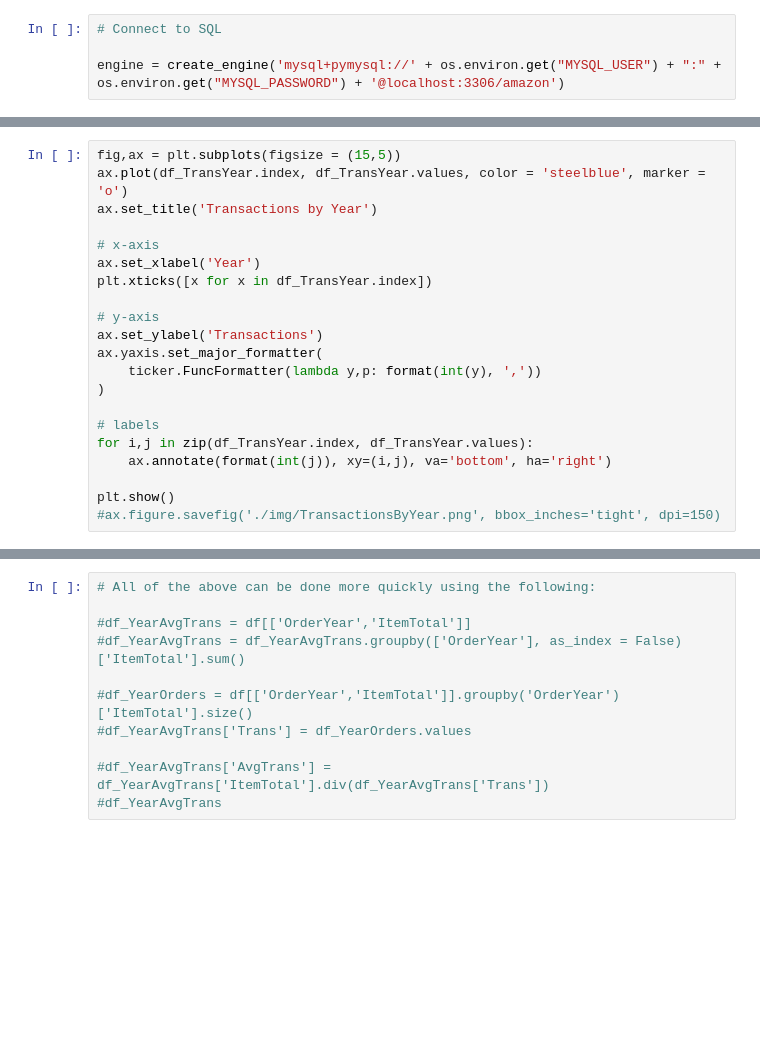
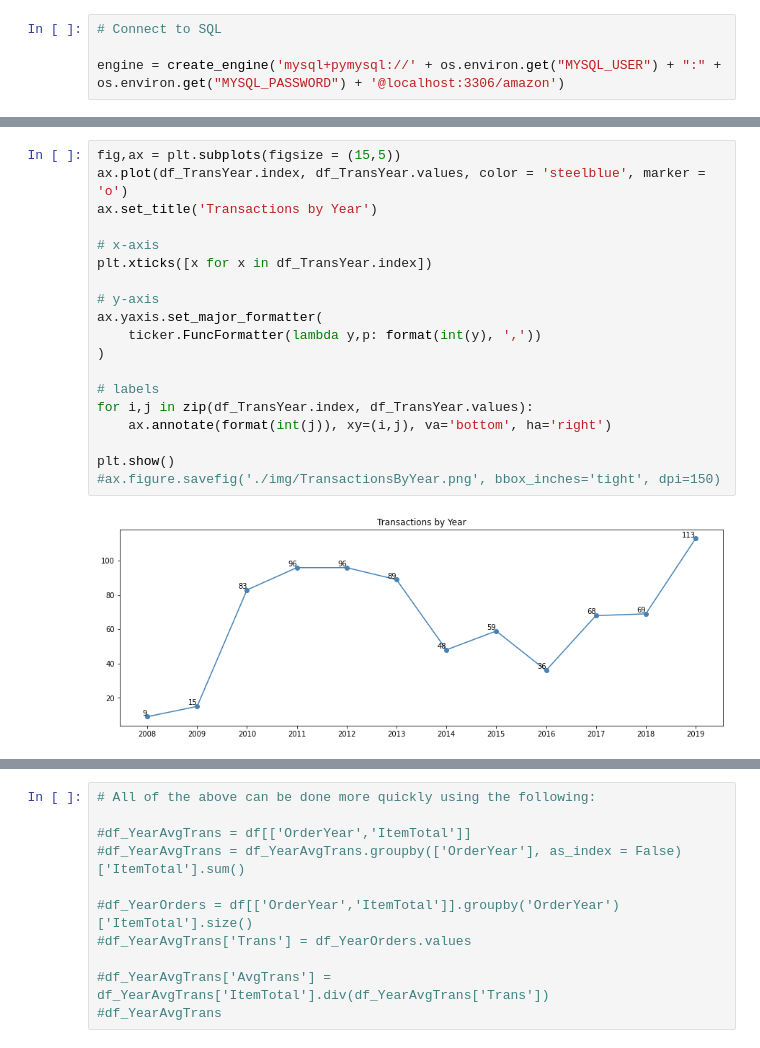
Before and after one commit to AmitSamra/AmazonOrderHistoryAirflow, a Jupyter notebook: AmazonOrderHistoryAirflow_input.ipynb, the cells around one changed output, grey strips where cells are left out. Saved outputs shown, nothing was run; the diff lists cells and outputs as text; blank space fills up the shorter version.

```diff
--- a/AmazonOrderHistoryAirflow_input.ipynb
+++ b/AmazonOrderHistoryAirflow_input.ipynb
@@ -213,24 +323,24 @@ df_TransYear
 # %%
 fig,ax = plt.subplots(figsize = (15,5))
 ax.plot(df_TransYear.index, df_TransYear.values, color = 'steelblue', marker = 'o')
 ax.set_title('Transactions by Year')
 
 # x-axis
-ax.set_xlabel('Year')
 plt.xticks([x for x in df_TransYear.index])
 
 # y-axis
-ax.set_ylabel('Transactions')
 ax.yaxis.set_major_formatter(
     ticker.FuncFormatter(lambda y,p: format(int(y), ','))
 )
 
 # labels
 for i,j in zip(df_TransYear.index, df_TransYear.values):
     ax.annotate(format(int(j)), xy=(i,j), va='bottom', ha='right')
 
 plt.show()
 #ax.figure.savefig('./img/TransactionsByYear.png', bbox_inches='tight', dpi=150)
+# %% [output]
+[figure, added]
 # %%
 # Transactions by Seller
 
```
Also changed, not shown: parts of 38 cells of this notebook, 9 other files.
